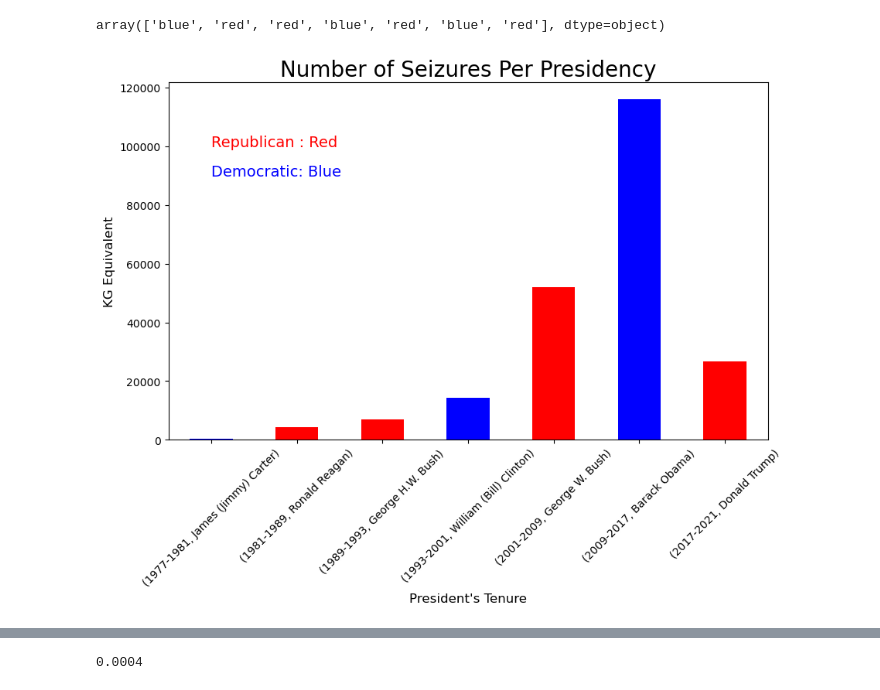
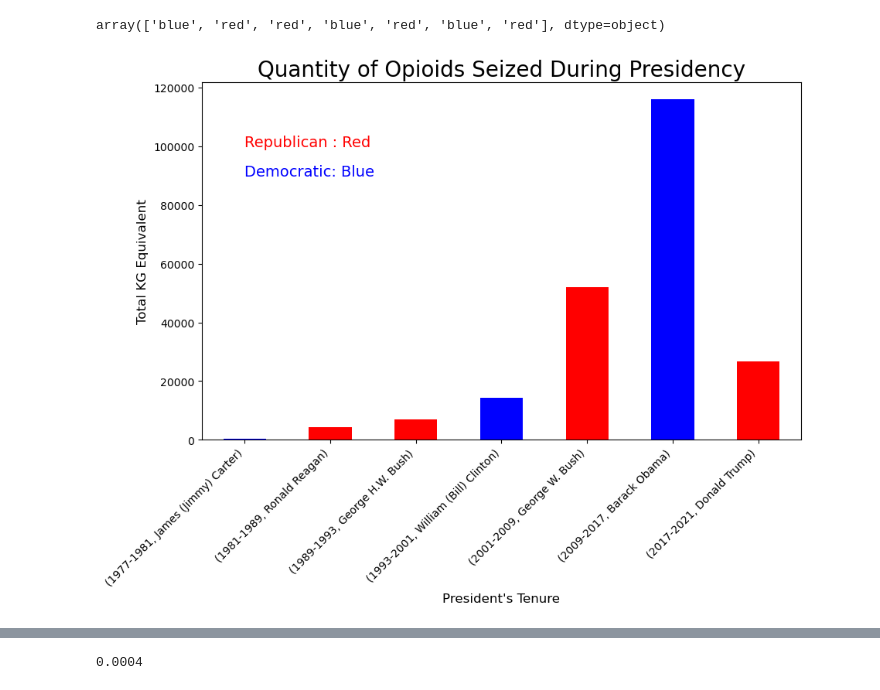
Before and after one commit to daraa17/drug-seizures, a Jupyter notebook: USO_Graphs.ipynb, the cells around one changed output, grey strips where cells are left out. Cells and saved outputs as stored; diff of their text form; code cells hidden in the pictures.

```diff
--- a/USO_Graphs.ipynb
+++ b/USO_Graphs.ipynb
@@ -70,13 +26,14 @@ grp.Color.max().values
 array(['blue', 'red', 'red', 'blue', 'red', 'blue', 'red'], dtype=object)
 # %%
 #Sum of KG column by president
-grp['KG Equivalent'].sum().plot.bar(color=grp.Color.max().values, figsize=[10,6],rot=45)
+grp['KG Equivalent'].sum().plot.bar(color=grp.Color.max().values, figsize=[10,6])
 plt.annotate('Republican : Red', [0,100000], color='r', fontsize= 14)
 plt.annotate('Democratic: Blue', [0,90000], color='b', fontsize=14)
-plt.title('Number of Seizures Per Presidency', fontsize=20)
-plt.ylabel('KG Equivalent', fontsize=12)
+plt.title('Quantity of Opioids Seized During Presidency', fontsize=20)
+plt.ylabel('Total KG Equivalent', fontsize=12)
 plt.xlabel("President's Tenure", fontsize=12)
+plt.xticks(rotation=45, ha='right')
 plt.savefig('USO_graphs/seizure_president.png', bbox_inches='tight')
 plt.show()
 # %% [output]
-[figure, old version]
+[figure, new version]
```
Also changed, not shown: parts of 12 cells of this notebook, 4 other files.
